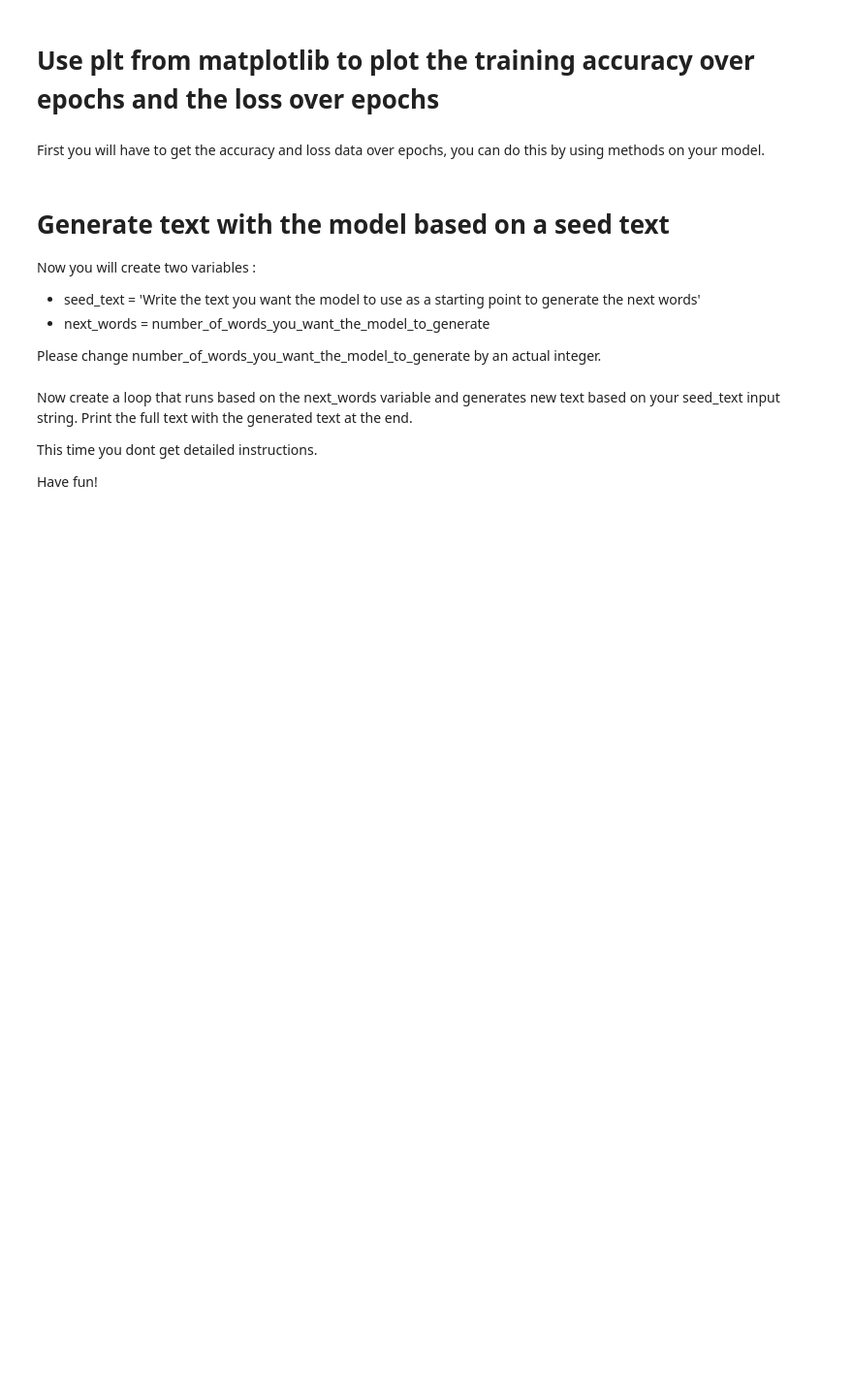
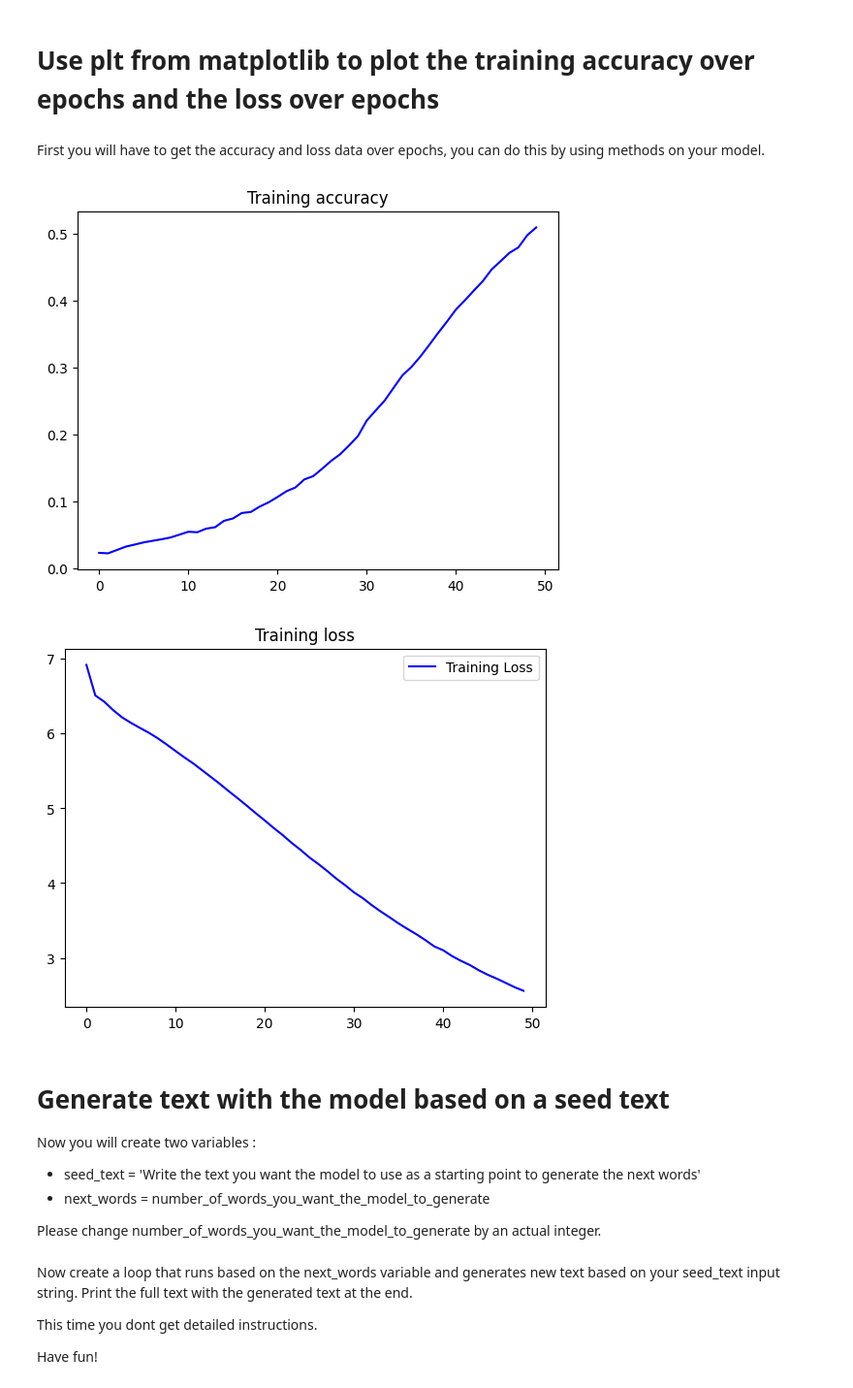
Before and after one commit to solvedbrunus/lab-text-generation-shakespeare, a Jupyter notebook: main.ipynb, the cells around one changed output. Shown: that part at 97% size. Saved outputs shown, nothing was run; the diff lists cells and outputs as text; code cells hidden in the pictures; blank space fills up the shorter version.

Commit message:
train the model error

```diff
--- a/main.ipynb
+++ b/main.ipynb
@@ -240,3 +216,4 @@ That way you will get better text generation at the end.
 However, dont waste your time.
 # %%
 # Your code here :
+history = model.fit(predictors, label, epochs=50, verbose=1)
@@ -249,3 +227,24 @@ First you will have to get the accuracy and loss data over epochs, you can do th
+# %%
+# Your code here :
+import matplotlib.pyplot as plt
+acc = history.history['accuracy']
+loss = history.history['loss']
+
+epochs = range(len(acc))
+
+plt.plot(epochs, acc, 'b', label='Training accuracy')
+plt.title('Training accuracy')
+
+plt.figure()
+
+plt.plot(epochs, loss, 'b', label='Training Loss')
+plt.title('Training loss')
+plt.legend()
+
+plt.show()
+# %% [output]
+[figure, added]
+[figure, added]
 # %% [markdown]
 # Generate text with the model based on a seed text
 
```
Also changed, not shown: parts of 9 cells of this notebook.
